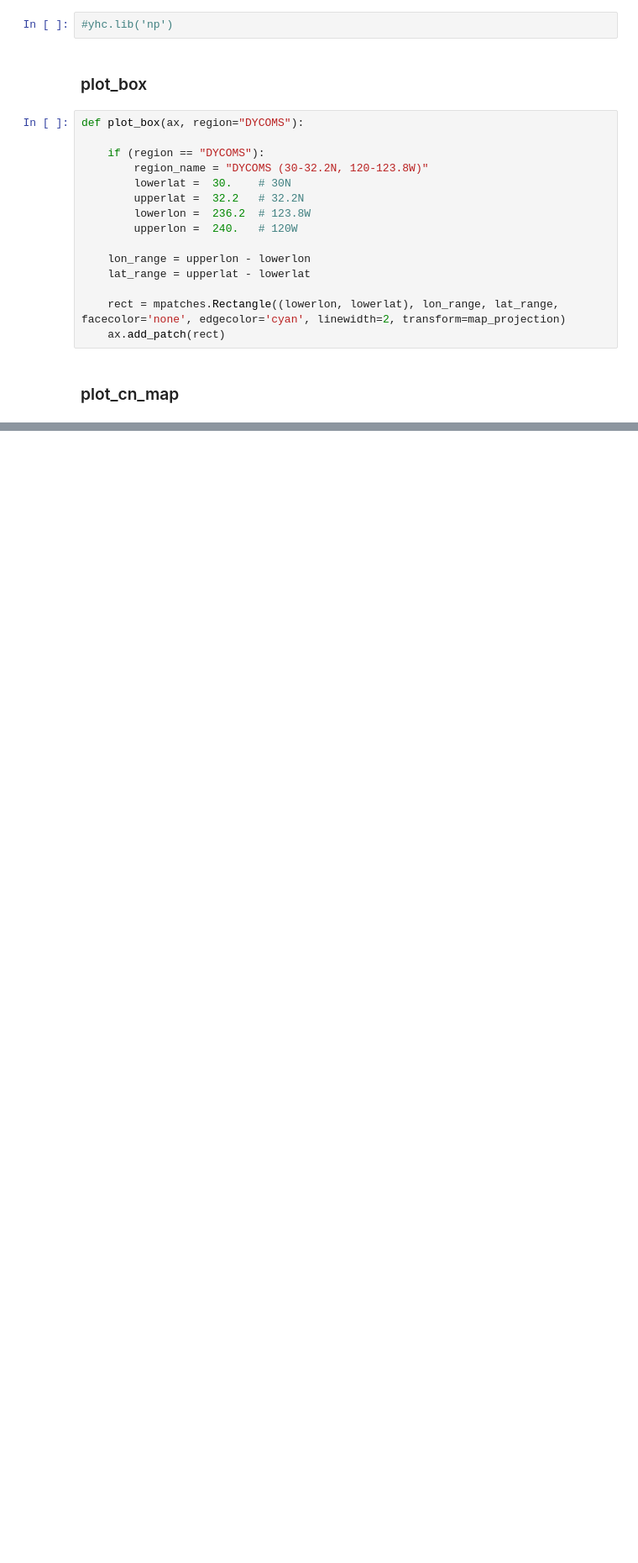
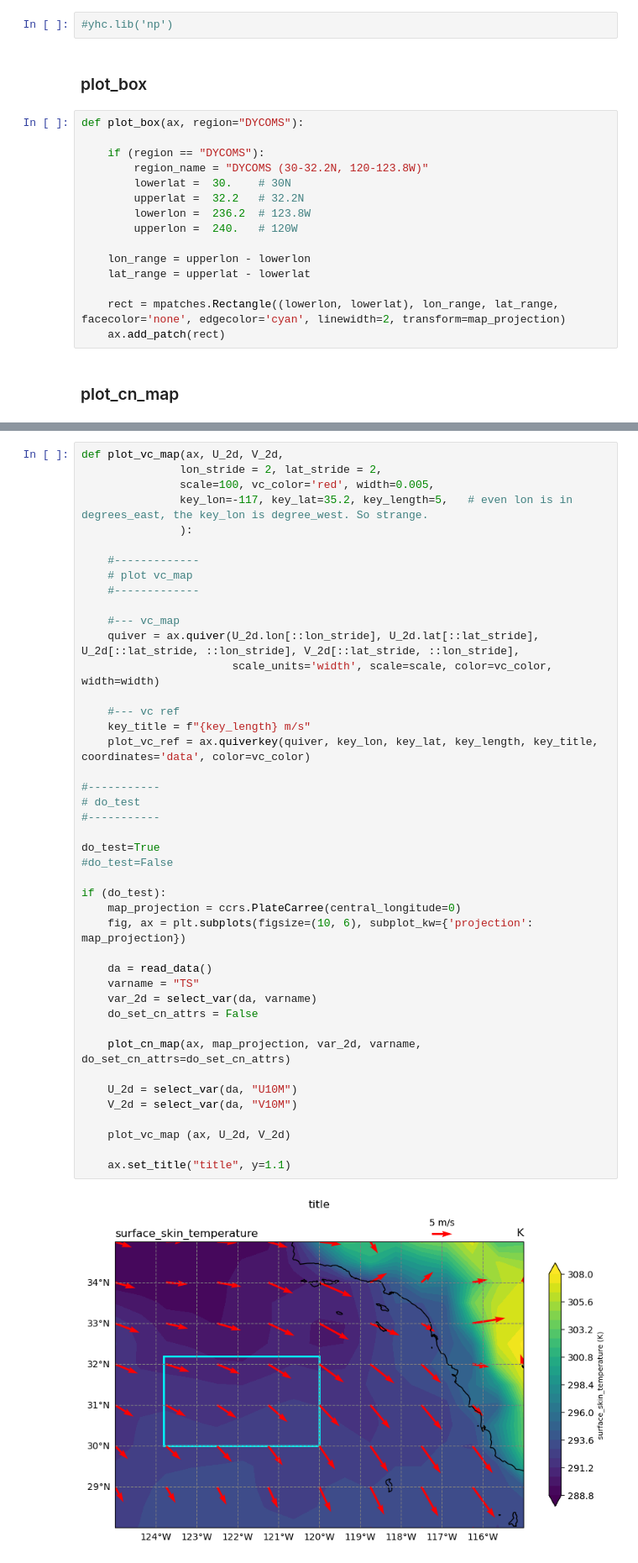
Before and after one commit to yihsuanchen/python, a Jupyter notebook: yhc_module_and_notes/template-cn_map_vc.ipynb, the cells around one changed output, grey strips where cells are left out. Shown: that part at 84% size. Drawn from its saved outputs; the diff is of its cells as text; blank space fills up the shorter version.

```diff
--- a/yhc_module_and_notes/template-cn_map_vc.ipynb
+++ b/yhc_module_and_notes/template-cn_map_vc.ipynb
@@ -319,0 +322,45 @@ if (do_test):
+# %%
+def plot_vc_map(ax, U_2d, V_2d,
+               lon_stride = 2, lat_stride = 2,
+               scale=100, vc_color='red', width=0.005,
+               key_lon=-117, key_lat=35.2, key_length=5,   # even lon is in degrees_east, the key_lon is degree_west. So strange.
+               ):
+
+    #-------------
+    # plot vc_map
+    #-------------
+
+    #--- vc_map
+    quiver = ax.quiver(U_2d.lon[::lon_stride], U_2d.lat[::lat_stride], U_2d[::lat_stride, ::lon_stride], V_2d[::lat_stride, ::lon_stride],
+                       scale_units='width', scale=scale, color=vc_color, width=width)
+
+    #--- vc ref
+    key_title = f"{key_length} m/s"
+    plot_vc_ref = ax.quiverkey(quiver, key_lon, key_lat, key_length, key_title, coordinates='data', color=vc_color)
+
+#-----------
+# do_test
+#-----------
+
+do_test=True
+#do_test=False
+
+if (do_test):
+    map_projection = ccrs.PlateCarree(central_longitude=0)
+    fig, ax = plt.subplots(figsize=(10, 6), subplot_kw={'projection': map_projection})
+
+    da = read_data()
+    varname = "TS"
+    var_2d = select_var(da, varname)
+    do_set_cn_attrs = False
+
+    plot_cn_map(ax, map_projection, var_2d, varname, do_set_cn_attrs=do_set_cn_attrs)
+
+    U_2d = select_var(da, "U10M")
+    V_2d = select_var(da, "V10M")
+
+    plot_vc_map (ax, U_2d, V_2d)
+
+    ax.set_title("title", y=1.1)
+# %% [output]
+[figure, added]
```
Also changed, not shown: parts of 2 cells of this notebook.
